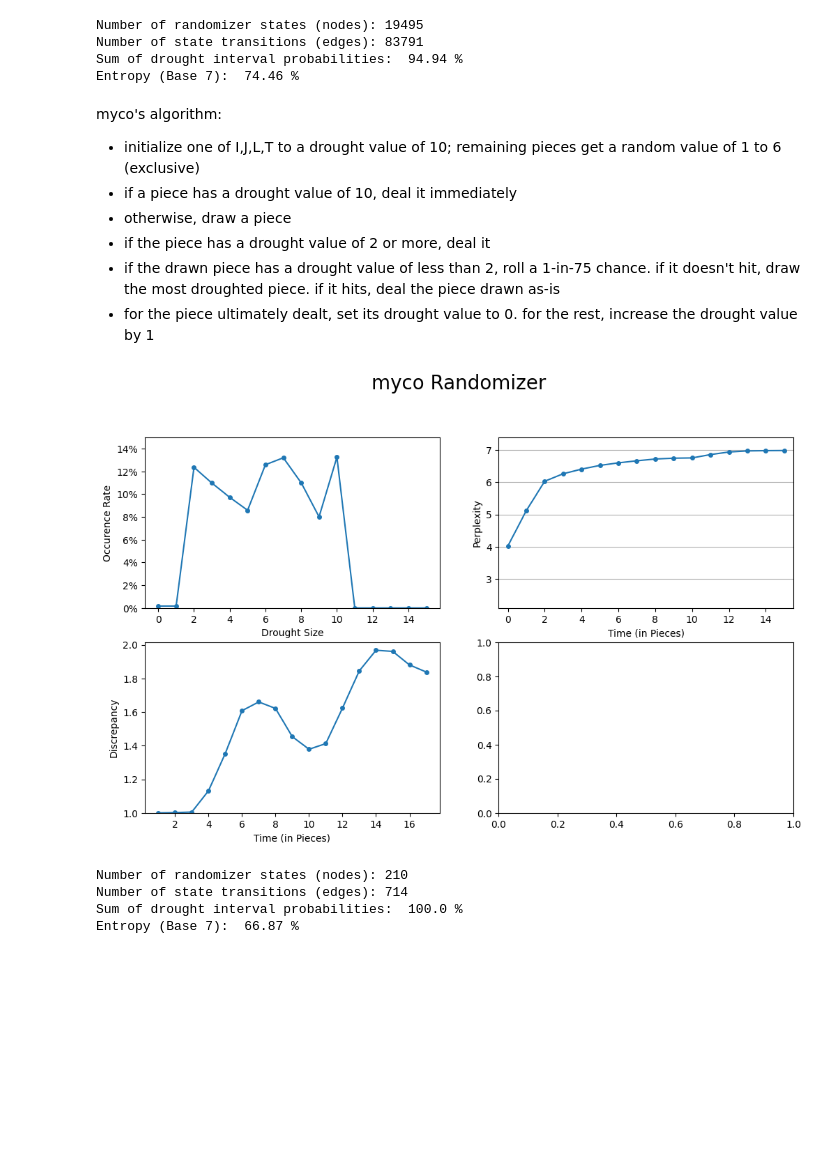
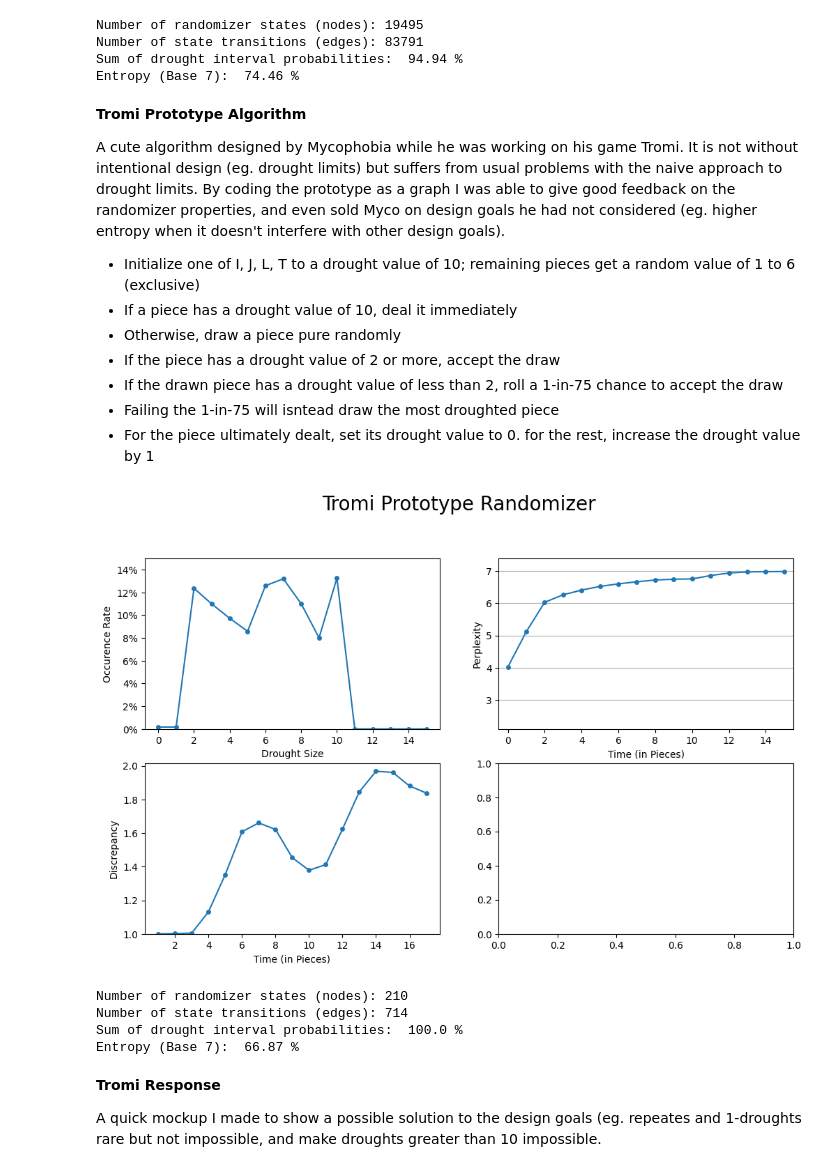
Before and after one commit to ericjtaylor/new_bags, a Jupyter notebook: new_bag.ipynb, the cells around one changed output. Saved outputs shown, nothing was run; the diff lists cells and outputs as text; code cells hidden in the pictures; blank space fills up the shorter version.

```diff
--- a/new_bag.ipynb
+++ b/new_bag.ipynb
@@ -2174,14 +2253,17 @@ Number of state transitions (edges): 83791
 Sum of drought interval probabilities:  94.94 %
 Entropy (Base 7):  74.46 %
 # %% [markdown]
-myco's algorithm:
+**Tromi Prototype Algorithm**
 
-* initialize one of I,J,L,T to a drought value of 10; remaining pieces get a random value of 1 to 6 (exclusive)
-* if a piece has a drought value of 10, deal it immediately
-* otherwise, draw a piece
-* if the piece has a drought value of 2 or more, deal it
-* if the drawn piece has a drought value of less than 2, roll a 1-in-75 chance. if it doesn't hit, draw the most droughted piece. if it hits, deal the piece drawn as-is
-* for the piece ultimately dealt, set its drought value to 0. for the rest, increase the drought value by 1
+A cute algorithm designed by Mycophobia while he was working on his game Tromi. It is not without intentional design (eg. drought limits) but suffers from usual problems with the naive approach to drought limits. By coding the prototype as a graph I was able to give good feedback on the randomizer properties, and even sold Myco on design goals he had not considered (eg. higher entropy when it doesn't interfere with other design goals).
+
+* Initialize one of I, J, L, T to a drought value of 10; remaining pieces get a random value of 1 to 6 (exclusive)
+* If a piece has a drought value of 10, deal it immediately
+* Otherwise, draw a piece pure randomly
+* If the piece has a drought value of 2 or more, accept the draw
+* If the drawn piece has a drought value of less than 2, roll a 1-in-75 chance to accept the draw
+* Failing the 1-in-75 will isntead draw the most droughted piece
+* For the piece ultimately dealt, set its drought value to 0. for the rest, increase the drought value by 1
 # %%
 def make_myco(drought_max=10):
     graph = nx.MultiDiGraph()
@@ -2211,40 +2293,43 @@ def make_myco(drought_max=10):
             drought = new_state[roll]
             new_state = [drought + 1 for drought in new_state]
             new_state[roll] = 0
             new_state.sort()
 
             # detect forbidden state transitions
             if max(new_state) > drought_max:
                 continue
 
             weight = p_normal
             if old_state[roll] == 10:
                 weight = 1.0
             elif old_state[roll] <= 1:
                 weight = p_recent
             elif roll == 6:
                 weight = p_droughted
 
             new_state = tuple(new_state)
             graph.add_edge(
                 old_state,
                 new_state,
                 drought=drought,
                 pick=roll,
                 weight=weight)
             if (new_state not in state_set) and (new_state not in state_work):
                 state_work.append(new_state)
     return graph
 
 myco = make_myco()
-rand_report(myco, "myco")
-write_rand(myco, "myco")
+rand_report(myco, "Tromi Prototype")
 # %% [output]
-[figure, old version]
+[figure, new version]
 Number of randomizer states (nodes): 210
 Number of state transitions (edges): 714
 Sum of drought interval probabilities:  100.0 %
 Entropy (Base 7):  66.87 %
+# %% [markdown]
+**Tromi Response**
+
+A quick mockup I made to show a possible solution to the design goals (eg. repeates and 1-droughts rare but not impossible, and make droughts greater than 10 impossible.
 # %%
 mycoesque = full_graph(drought_max=10)
 mycoesque = global_max_entropy(mycoesque)
```
Also changed, not shown: parts of 53 cells of this notebook.
